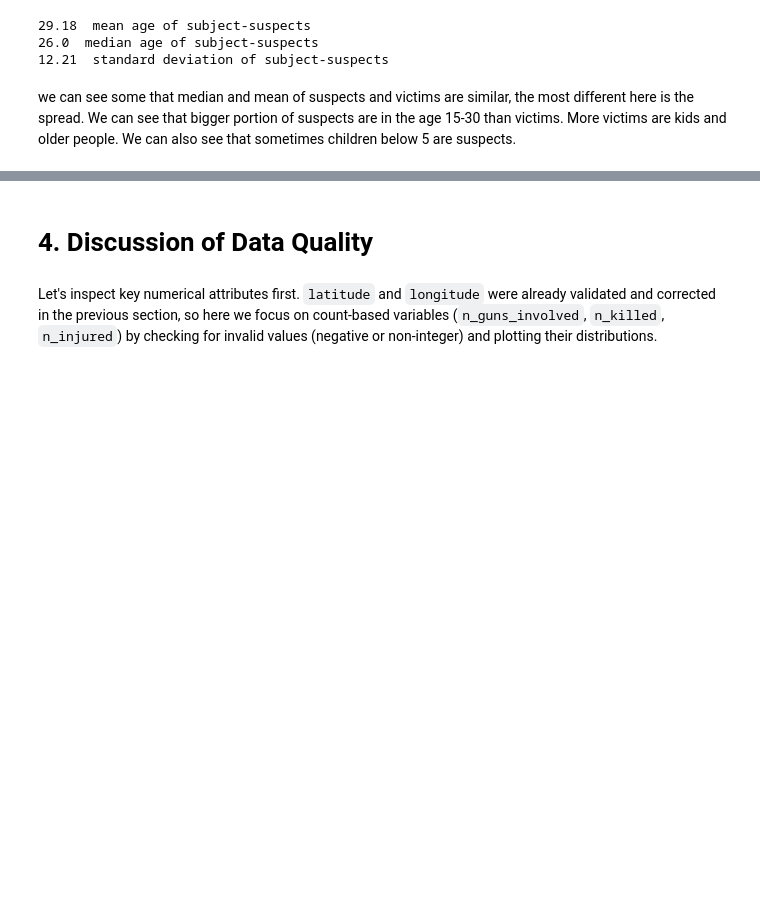
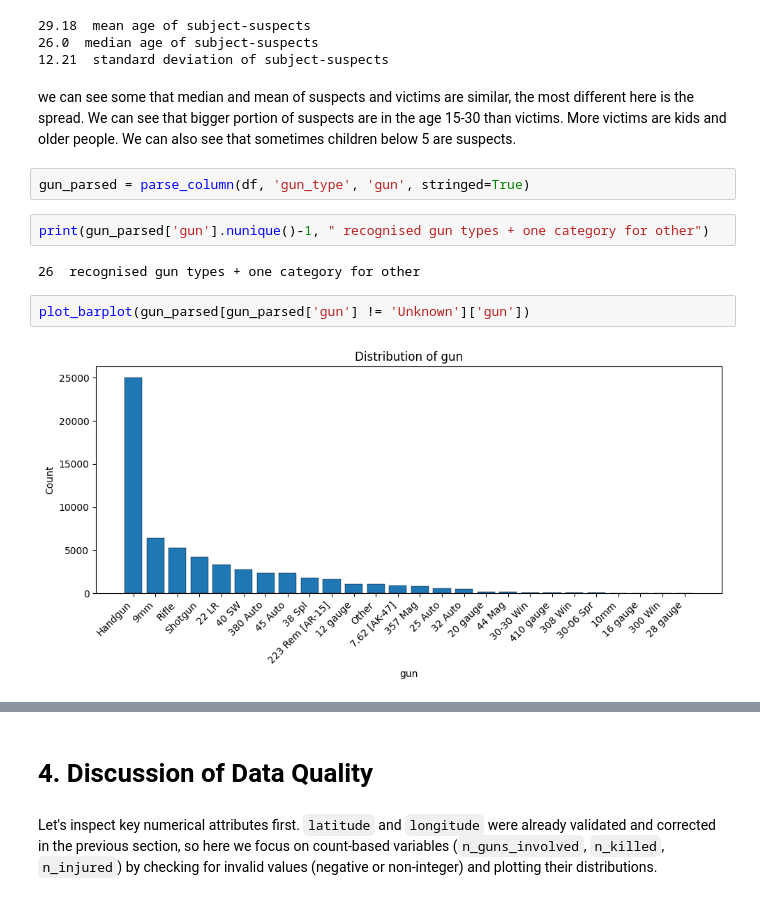
Before and after one commit to Neukz/gun-violence-analysis, a Jupyter notebook: 01_problem_and_data_understanding.ipynb, the cells around one changed output, grey strips where cells are left out. Cells and saved outputs as stored; diff of their text form; blank space fills up the shorter version.

```diff
--- a/01_problem_and_data_understanding.ipynb
+++ b/01_problem_and_data_understanding.ipynb
@@ -688,3 +652,13 @@ print(person_df[person_df['type'] == 'Subject-Suspect']['age'].std().round(2), "
 # %% [markdown]
 we can see some that median and mean of suspects and victims are similar, the most different here is the spread. We can see that bigger portion of suspects are in the age 15-30 than victims. More victims are kids and older people.
 We can also see that sometimes children below 5 are suspects.
+# %%
+gun_parsed = parse_column(df, 'gun_type', 'gun', stringed=True)
+# %%
+print(gun_parsed['gun'].nunique()-1, " recognised gun types + one category for other")
+# %% [output]
+26  recognised gun types + one category for other
+# %%
+plot_barplot(gun_parsed[gun_parsed['gun'] != 'Unknown']['gun'])
+# %% [output]
+[figure, added]
```
Also changed, not shown: parts of 14 cells of this notebook.
